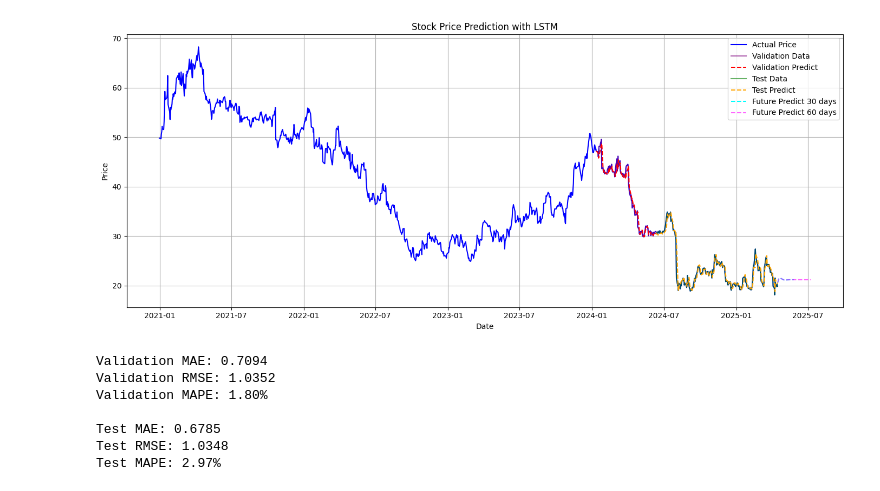
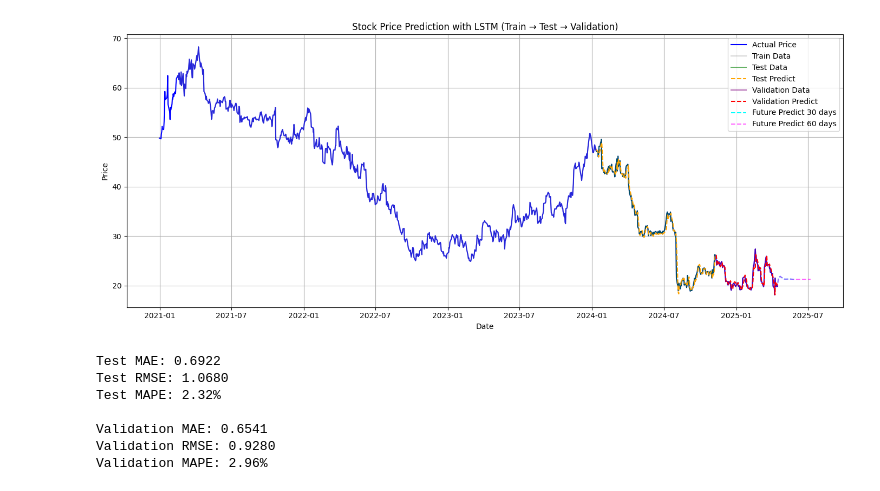
Before and after one commit to tuananhnguyen2004/IS403.P23_Nhom3, a Jupyter notebook: Model/LSTM/LSTM_intel.ipynb, the cells around one changed output. Saved outputs shown, nothing was run; the diff lists cells and outputs as text; code cells hidden in the pictures.

```diff
--- a/Model/LSTM/LSTM_intel.ipynb
+++ b/Model/LSTM/LSTM_intel.ipynb
@@ -46,17 +46,20 @@ def create_sequences(data, window):
 
 X_all, y_all = create_sequences(data_scaled, window_size)
 
-# Chia dữ liệu train/val/test
+# Chia dữ liệu theo: Train -> Test -> Validation
 n_samples = X_all.shape[0]
 train_size = int(n_samples * 0.7)
-val_size = int(n_samples * 0.1)
+test_size = int(n_samples * 0.2)
+val_size = n_samples - train_size - test_size
 
 X_train = X_all[:train_size]
 y_train = y_all[:train_size]
-X_val = X_all[train_size:train_size + val_size]
-y_val = y_all[train_size:train_size + val_size]
-X_test = X_all[train_size + val_size:]
-y_test = y_all[train_size + val_size:]
+
+X_test = X_all[train_size:train_size + test_size]
+y_test = y_all[train_size:train_size + test_size]
+
+X_val = X_all[train_size + test_size:]
+y_val = y_all[train_size + test_size:]
 
 # Mô hình
 model = Sequential([
@@ -77,17 +80,18 @@ model.fit(X_train, y_train, epochs=200, batch_size=16,
 price_scaler = MinMaxScaler()
 price_scaler.min_, price_scaler.scale_ = scaler.min_[0], scaler.scale_[0]
 
-# Dự đoán Validation
+# Dự đoán
+
 y_pred_val = model.predict(X_val)
 y_val_true = price_scaler.inverse_transform(y_val.reshape(-1, 1))
 y_pred_val = price_scaler.inverse_transform(y_pred_val)
 
-# Dự đoán Test
 y_pred_test = model.predict(X_test)
 y_test_true = price_scaler.inverse_transform(y_test.reshape(-1, 1))
 y_pred_test = price_scaler.inverse_transform(y_pred_test)
 
-# Dự đoán tương lai 30 và 60 ngày
+# Dự đoán tương lai
+
 def predict_future(days, last_sequence):
     preds = []
     for _ in range(days):
@@ -100,13 +104,15 @@ def predict_future(days, last_sequence):
         last_sequence = next_input
     return price_scaler.inverse_transform(np.array(preds).reshape(-1, 1))
 
-future_preds_30 = predict_future(30, X_test[-1:])
-future_preds_60 = predict_future(60, X_test[-1:])
+future_preds_30 = predict_future(30, X_val[-1:])
+future_preds_60 = predict_future(60, X_val[-1:])
 
-# Vẽ biểu đồ
+# Chuẩn bị vẽ
+
 dates = df["Date"].values
-val_dates = dates[window_size + train_size : window_size + train_size + val_size]
-test_dates = dates[window_size + train_size + val_size : window_size + n_samples]
+train_dates = dates[window_size : window_size + train_size]
+test_dates = dates[window_size + train_size : window_size + train_size + test_size]
+val_dates = dates[window_size + train_size + test_size : window_size + n_samples]
 
 future_start = df["Date"].iloc[-1]
 future_dates_30 = pd.date_range(future_start, periods=30 + 1, freq='B')[1:]
@@ -114,14 +120,15 @@ future_dates_60 = pd.date_range(future_start, periods=60 + 1, freq='B')[1:]
 
 plt.figure(figsize=(14, 6))
 plt.plot(dates, df["Price"], label='Actual Price', color='blue')
+plt.plot(train_dates, price_scaler.inverse_transform(y_train.reshape(-1, 1)), label='Train Data', color='gray', alpha=0.3)
+plt.plot(test_dates, y_test_true, label='Test Data', color='green', alpha=0.6)
+plt.plot(test_dates, y_pred_test, label='Test Predict', linestyle='--', color='orange')
 plt.plot(val_dates, y_val_true, label='Validation Data', color='purple', alpha=0.6)
 plt.plot(val_dates, y_pred_val, label='Validation Predict', linestyle='--', color='red')
-plt.plot(test_dates, y_test_true, label='Test Data', color='green', alpha=0.6)
-plt.plot(test_dates, y_pred_test, label='Test Predict', linestyle='--', color='orange')
 plt.plot(future_dates_30, future_preds_30, label='Future Predict 30 days', linestyle='--', color='cyan')
 plt.plot(future_dates_60, future_preds_60, label='Future Predict 60 days', linestyle='--', color='magenta', alpha=0.6)
 
-plt.title("Stock Price Prediction with LSTM")
+plt.title("Stock Price Prediction with LSTM (Train → Test → Validation)")
 plt.xlabel("Date")
 plt.ylabel("Price")
 plt.legend()
@@ -130,6 +137,7 @@ plt.tight_layout()
 plt.show()
 
 # Đánh giá
+
 def evaluate(y_true, y_pred, label=''):
     mae = mean_absolute_error(y_true, y_pred)
     rmse = np.sqrt(mean_squared_error(y_true, y_pred))
@@ -138,7 +146,7 @@ def evaluate(y_true, y_pred, label=''):
     print(f"{label} RMSE: {rmse:.4f}")
     print(f"{label} MAPE: {mape*100:.2f}%\n")
 
+evaluate(y_test_true, y_pred_test, "Test")
 evaluate(y_val_true, y_pred_val, "Validation")
-evaluate(y_test_true, y_pred_test, "Test")
 # %% [output]
 Epoch 1/200
@@ -161,8 +169,8 @@ Epoch 6/200
-[figure, old version]
+[figure, new version]
-Validation MAE: 0.7094
-Validation RMSE: 1.0352
-Validation MAPE: 1.80%
+Test MAE: 0.6922
+Test RMSE: 1.0680
+Test MAPE: 2.32%
 
-Test MAE: 0.6785
-Test RMSE: 1.0348
-Test MAPE: 2.97%
+Validation MAE: 0.6541
+Validation RMSE: 0.9280
+Validation MAPE: 2.96%
```
Also changed, not shown: parts of 1 cell of this notebook, 1 other file.
